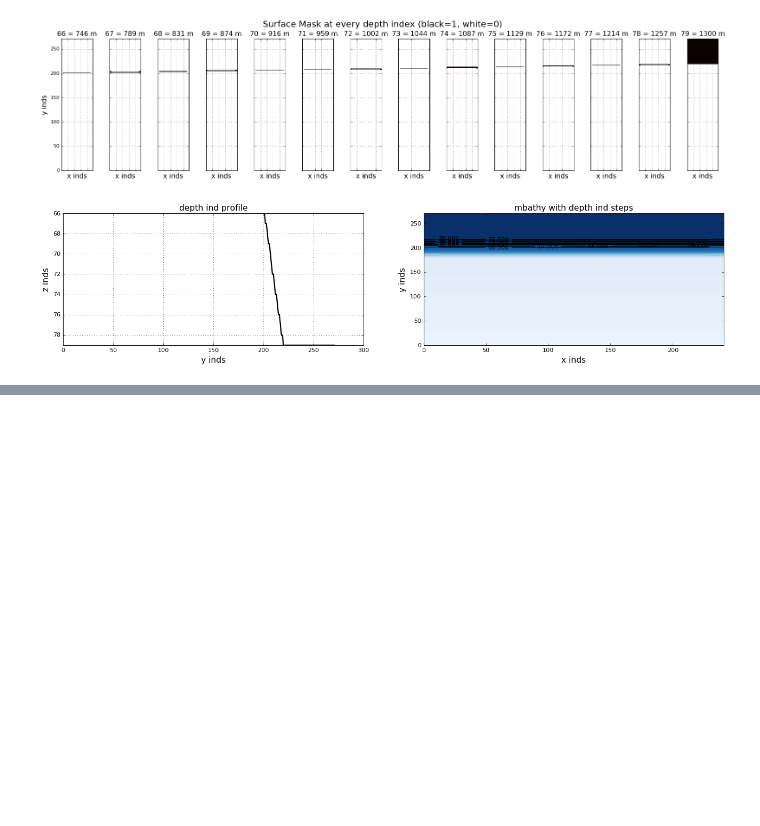
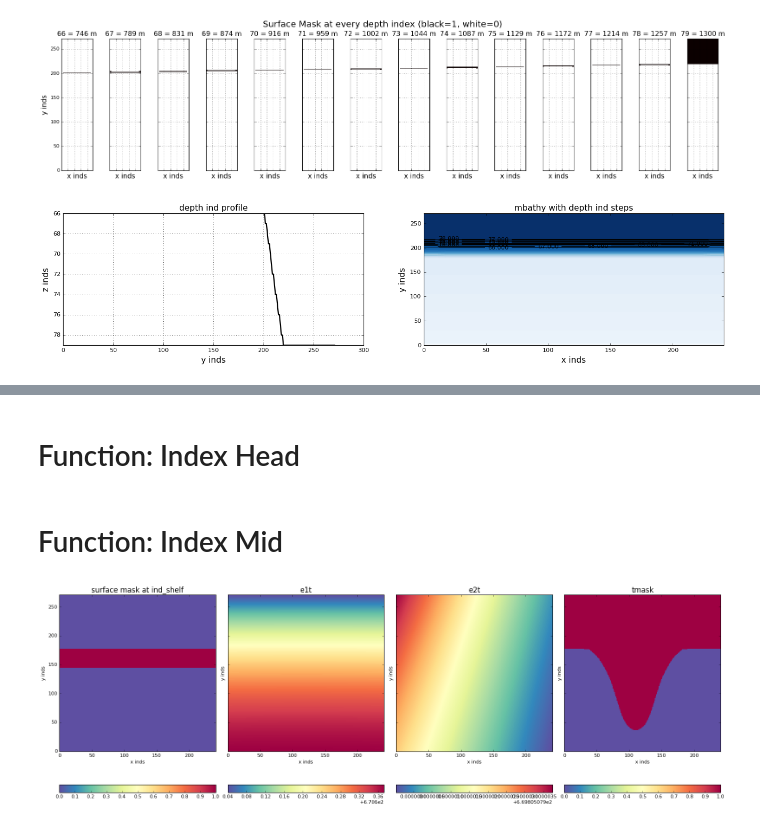
Before and after one commit to UBC-MOAD/analysis_mackenzie_canyon, a Jupyter notebook: notebooks/transport_fluxes/W_planes_indices.ipynb, the cells around one changed output, grey strips where cells are left out. Cells and saved outputs as stored; diff of their text form; code cells hidden in the pictures; blank space fills up the shorter version.

```diff
--- a/notebooks/transport_fluxes/W_planes_indices.ipynb
+++ b/notebooks/transport_fluxes/W_planes_indices.ipynb
@@ -106,11 +128,16 @@ fig = plot_surface_mask(surface_mask, N, deps)
 # %%
-mbathy_diff = mbathy - mbathyn
+def get_index_axis(mbathy, mbathyn):
 
-axis_thalweg = np.zeros(mbathy_diff.shape[-2])
+    mbathy_diff = mbathy - mbathyn
+    axis_thalweg = np.zeros(mbathy_diff.shape[-2])
 
-for y in range(len(axis_thalweg)):
-    mbathy_row = mbathy_diff[y, :]
-    max_mbathy_row = mbathy_row.max()
-    x_inds_max_mbathy_row = np.where(mbathy_row == max_mbathy_row)[0]
-    x_ind_thalweg = int(np.median(x_inds_max_mbathy_row))
-    axis_thalweg[y] = x_ind_thalweg
+    for y in range(len(axis_thalweg)):
+        mbathy_row = mbathy_diff[y, :]
+        max_mbathy_row = mbathy_row.max()
+        x_inds_max_mbathy_row = np.where(mbathy_row == max_mbathy_row)[0]
+        x_ind_thalweg = int(np.median(x_inds_max_mbathy_row))
+        axis_thalweg[y] = x_ind_thalweg
+
+    return axis_thalweg
+# %%
+axis_thalweg = get_index_axis(mbathy, mbathyn)
@@ -116,0 +181,14 @@ for y in range(len(axis_thalweg)):
+# %% [markdown]
+# Function: Index Head
+# %%
+def get_index_head(gdepw, tmask, axis_thalweg):
+
+    ind_shelf = np.argmin(np.abs(gdepw - 80))
+
+    state_thalweg = np.zeros_like(axis_thalweg)
+    for i in range(len(axis_thalweg)):
+        state_thalweg[i] = tmask[ind_shelf, i, axis_thalweg[i]]
+
+    ind_head = np.where(state_thalweg == 0)[0][-1]
+
+    return ind_head, ind_shelf
@@ -116,0 +197,14 @@ for y in range(len(axis_thalweg)):
+# %% [markdown]
+# Function: Index Mid
+# %%
+fig, ax = plt.subplots(1,4,figsize=(20, 7), sharey=True)
+ttls = ['surface mask at ind_shelf', 'e1t', 'e2t', 'tmask']
+for n, this, ttl in zip(np.arange(4), [surface_mask[ind_shelf,...], e1t, e2t, tmask[ind_shelf,...]], ttls):
+    p = ax[n].pcolormesh(xs, ys, this, cmap=cm.Spectral_r)
+    cbar = fig.colorbar(p, ax = ax[n], orientation='horizontal')
+    ax[n].set_xlim(0, xs[-1]); ax[n].set_ylim(0, ys[-1])
+    ax[n].set_title(ttl, fontsize=15)
+    ax[n].set_xlabel('x inds'); ax[n].set_ylabel('y inds')
+    fig.tight_layout(h_pad=0.2, w_pad=0.2)
+# %% [output]
+[figure, added]
```
Also changed, not shown: parts of 20 cells of this notebook.
